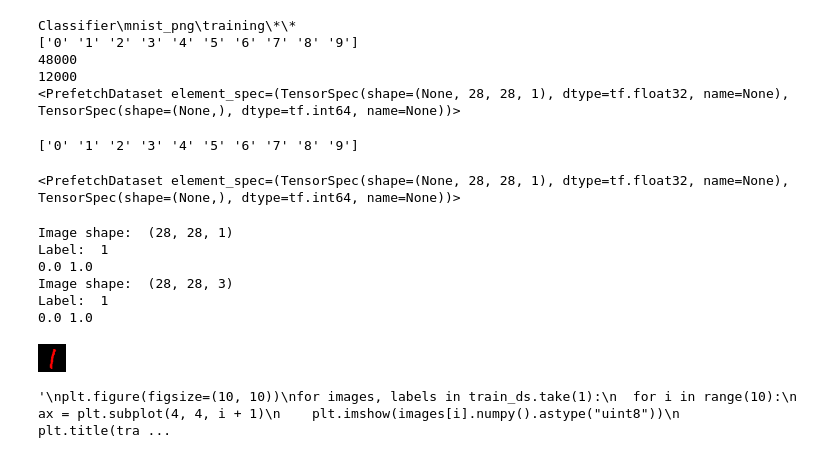
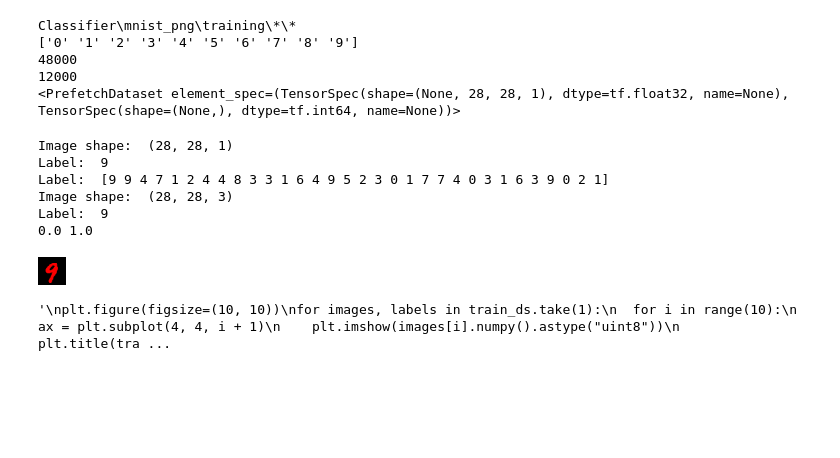
Before and after one commit to gugajazz/Classifier_AI, a Jupyter notebook: Classifier_Training.ipynb, the cells around one changed output. Cells and saved outputs as stored; diff of their text form; code cells hidden in the pictures; blank space fills up the shorter version.

```diff
--- a/Classifier_Training.ipynb
+++ b/Classifier_Training.ipynb
@@ -65,7 +65,9 @@ def create_dataset_from_path(path):
     #data_dir = pathlib.Path('mnist_png/training') # for the jupyter notebook
 
     print(path+'\\*\\*')
-    list_ds = tf.data.Dataset.list_files((path+'\\*\\*'), shuffle=False)
+
+    # Shuffle might be better set to False but this seems better for now
+    list_ds = tf.data.Dataset.list_files((path+'\\*\\*'), shuffle=True)
     image_count = len(list_ds)
     class_names = np.array(sorted([item.name for item in data_dir.glob('*')]))
     print(class_names)
@@ -99,24 +101,3 @@ Classifier\mnist_png\training\*\*
 48000
 12000
 <PrefetchDataset element_spec=(TensorSpec(shape=(None, 28, 28, 1), dtype=tf.float32, name=None), TensorSpec(shape=(None,), dtype=tf.int64, name=None))>
-# %%
-data_dir = pathlib.Path('Classifier/mnist_png/training') # for pycharm
-#data_dir = pathlib.Path('mnist_png/training') # for the jupyter notebook
-
-list_ds = tf.data.Dataset.list_files(str(data_dir/'*/*'), shuffle=False)
-image_count = len(list_ds)
-
-class_names = np.array(sorted([item.name for item in data_dir.glob('*')]))
-print(class_names)
-
-val_size = int(image_count * 0.2)
-train_ds = list_ds.skip(val_size) # skips x initial elements from this dataset.
-val_ds = list_ds.take(val_size)
-
-train_ds = train_ds.map(process_path, num_parallel_calls=AUTOTUNE)
-val_ds = val_ds.map(process_path, num_parallel_calls=AUTOTUNE)
-
-normalization_layer = tf.keras.layers.Rescaling(1./255)
-normalized_ds = train_ds.map(lambda x, y: (normalization_layer(x), y))
-# %% [output]
-['0' '1' '2' '3' '4' '5' '6' '7' '8' '9']
@@ -132,50 +104,47 @@ normalized_ds = train_ds.map(lambda x, y: (normalization_layer(x), y))
-# %%
-print(normalized_ds)
-# %% [output]
-<PrefetchDataset element_spec=(TensorSpec(shape=(None, 28, 28, 1), dtype=tf.float32, name=None), TensorSpec(shape=(None,), dtype=tf.int64, name=None))>
 # %%
 # Using the normalized
-for image, label in normalized_ds.take(1):
-    print("Image shape: ", image.numpy().shape)
-    print("Label: ", label.numpy())
-    print(np.min(image), np.max(image))
+for imageBatch, labelBatch in normalized_ds.take(1):
+    print("Image shape: ", imageBatch.numpy()[0].shape)
+    print("Label: ", labelBatch.numpy()[0])
+    print("Label: ", labelBatch.numpy())
+    #print(np.min(image), np.max(image))
 
     # f = open("demofile.txt", "a")
     # for a in range(28): # goes from 0 to 27
     #   for b in range(28):
     #     print(f'{round(float(image[b][a][0]), 1)}',end='')
     #     f.write(str(round(float(image[b][a][0]), 1)))
     #   print(f'\n')
     #   f.write('\n')
     # f.close()
 
-    imgToBeDisplayed = image.numpy()
+    imgToBeDisplayed = imageBatch.numpy()[0]
 
     extraChannel = np.zeros((28,28,1))
     imgToBeDisplayed = np.concatenate((imgToBeDisplayed,extraChannel), axis=2)
     imgToBeDisplayed = np.concatenate((imgToBeDisplayed,extraChannel), axis=2)
     imgToBeDisplayed = imgToBeDisplayed * 255
 
     print("Image shape: ", imgToBeDisplayed.shape)
-    print("Label: ", label.numpy())
+    print("Label: ", labelBatch.numpy()[0])
     # #print(f'->{image}')
 
-    print(np.min(image), np.max(image))
+    print(np.min(imageBatch[0]), np.max(imageBatch[0]))
 
     image_uint8 = imgToBeDisplayed.astype(np.uint8)
     img = Image.fromarray(image_uint8, 'RGB')
     #img.show()
     img.save('Classifier\\temp.png')
 
 PIL.Image.open('Classifier\\temp.png')
 # %% [output]
 Image shape:  (28, 28, 1)
-Label:  1
+Label:  9
+Label:  [9 9 4 7 1 2 4 4 8 3 3 1 6 4 9 5 2 3 0 1 7 7 4 0 3 1 6 3 9 0 2 1]
+Image shape:  (28, 28, 3)
+Label:  9
 0.0 1.0
-Image shape:  (28, 28, 3)
-Label:  1
-0.0 1.0
-[figure, old version]
+[figure, new version]
 # %%
 os.remove('Classifier/temp.png')
 
```
Also changed, not shown: parts of 1 cell of this notebook.
